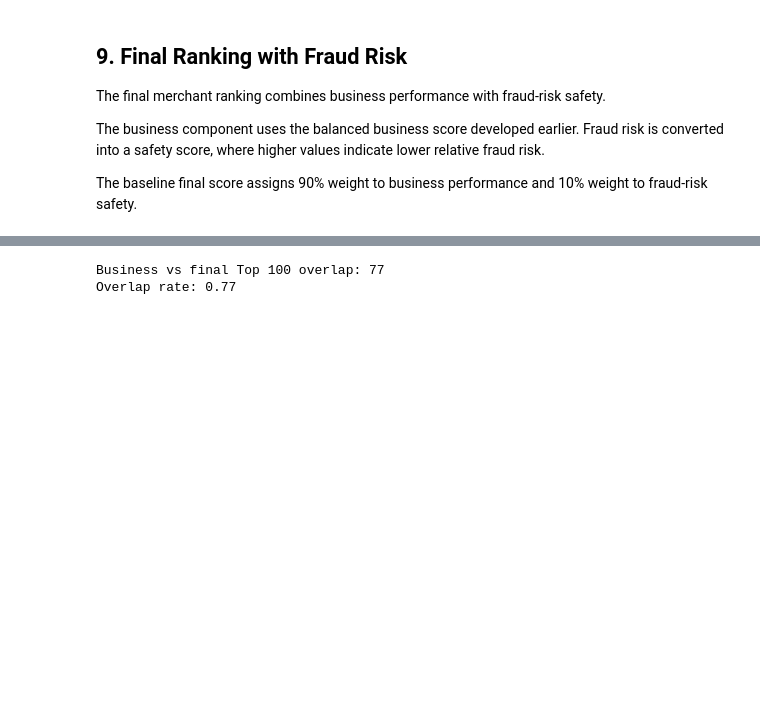
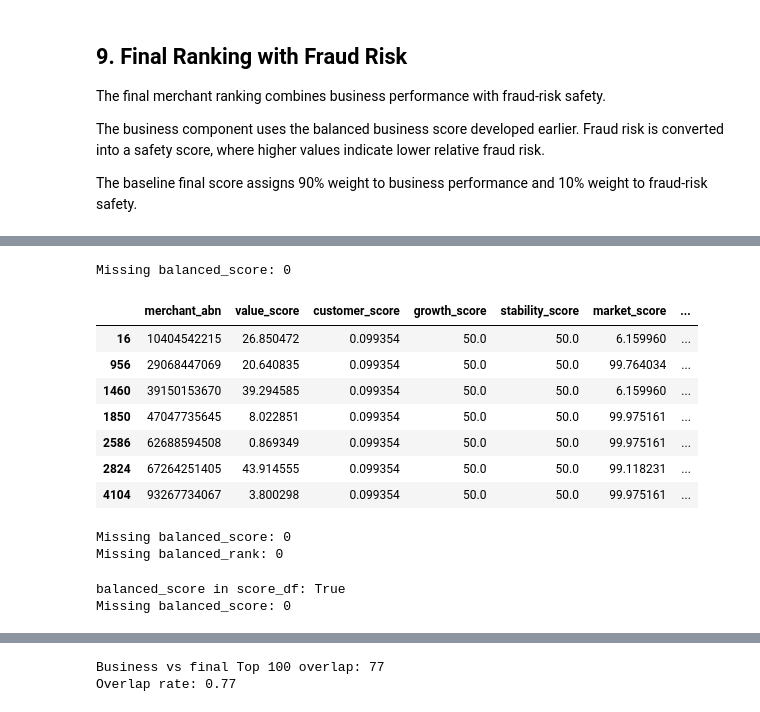
Before and after one commit to yixxx111/MAST30034-Project-2-Group-50, a Jupyter notebook: member5_ranking/ranking_summary.ipynb, the cells around one changed output, grey strips where cells are left out. Saved outputs shown, nothing was run; the diff lists cells and outputs as text; code cells hidden in the pictures; blank space fills up the shorter version.

```diff
--- a/member5_ranking/ranking_summary.ipynb
+++ b/member5_ranking/ranking_summary.ipynb
@@ -772,0 +857,41 @@ final_df[
+# %%
+score_df["balanced_score"] = (
+    0.30 * score_df["value_score"]
+    + 0.25 * score_df["customer_score"]
+    + 0.20 * score_df["growth_score"]
+    + 0.15 * score_df["stability_score"]
+    + 0.10 * score_df["market_score"]
+)
+
+print("Missing balanced_score:", score_df["balanced_score"].isna().sum())
+
+score_df.loc[
+    score_df["merchant_abn"].isin([
+        "10404542215",
+        "29068447069",
+        "39150153670",
+        "47047735645",
+        "62688594508",
+        "67264251405",
+        "93267734067",
+    ]),
+    [
+        "merchant_abn",
+        "value_score",
+        "customer_score",
+        "growth_score",
+        "stability_score",
+        "market_score",
+        "balanced_score",
+    ]
+]
+# %% [output]
+Missing balanced_score: 0
+|  | merchant_abn | value_score | customer_score | growth_score | stability_score | market_score | ... |
+| 16 | 10404542215 | 26.850472 | 0.099354 | 50.0 | 50.0 | 6.159960 | ... |
+| 956 | 29068447069 | 20.640835 | 0.099354 | 50.0 | 50.0 | 99.764034 | ... |
+| 1460 | 39150153670 | 39.294585 | 0.099354 | 50.0 | 50.0 | 6.159960 | ... |
+| 1850 | 47047735645 | 8.022851 | 0.099354 | 50.0 | 50.0 | 99.975161 | ... |
+| 2586 | 62688594508 | 0.869349 | 0.099354 | 50.0 | 50.0 | 99.975161 | ... |
+| 2824 | 67264251405 | 43.914555 | 0.099354 | 50.0 | 50.0 | 99.118231 | ... |
+| 4104 | 93267734067 | 3.800298 | 0.099354 | 50.0 | 50.0 | 99.975161 | ... |
@@ -772,0 +904,21 @@ final_df[
+# %%
+score_df["balanced_rank"] = (
+    score_df["balanced_score"]
+    .rank(method="min", ascending=False)
+    .astype(int)
+)
+
+print("Missing balanced_score:", score_df["balanced_score"].isna().sum())
+print("Missing balanced_rank:", score_df["balanced_rank"].isna().sum())
+# %% [output]
+Missing balanced_score: 0
+Missing balanced_rank: 0
+# %%
+print("balanced_score in score_df:",
+      "balanced_score" in score_df.columns)
+
+print("Missing balanced_score:",
+      score_df["balanced_score"].isna().sum())
+# %% [output]
+balanced_score in score_df: True
+Missing balanced_score: 0
```
Also changed, not shown: parts of 30 cells of this notebook, 4 other files.
